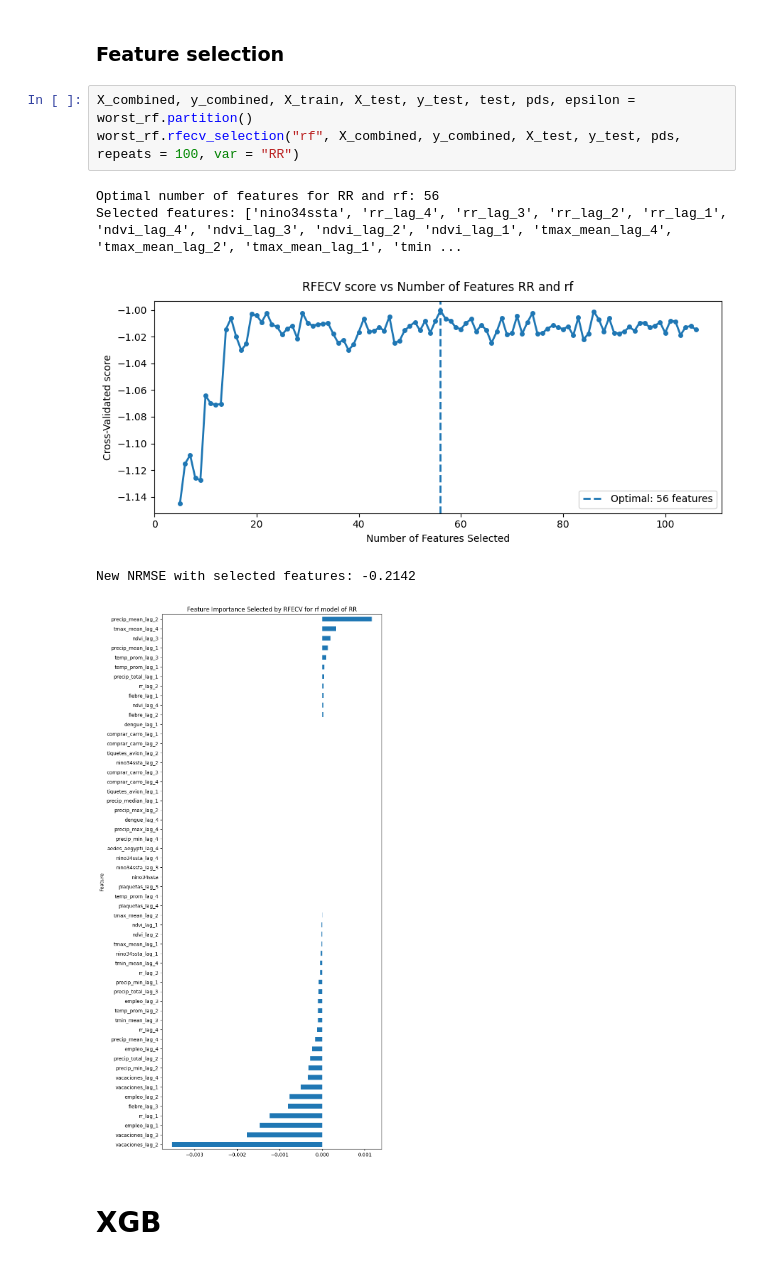
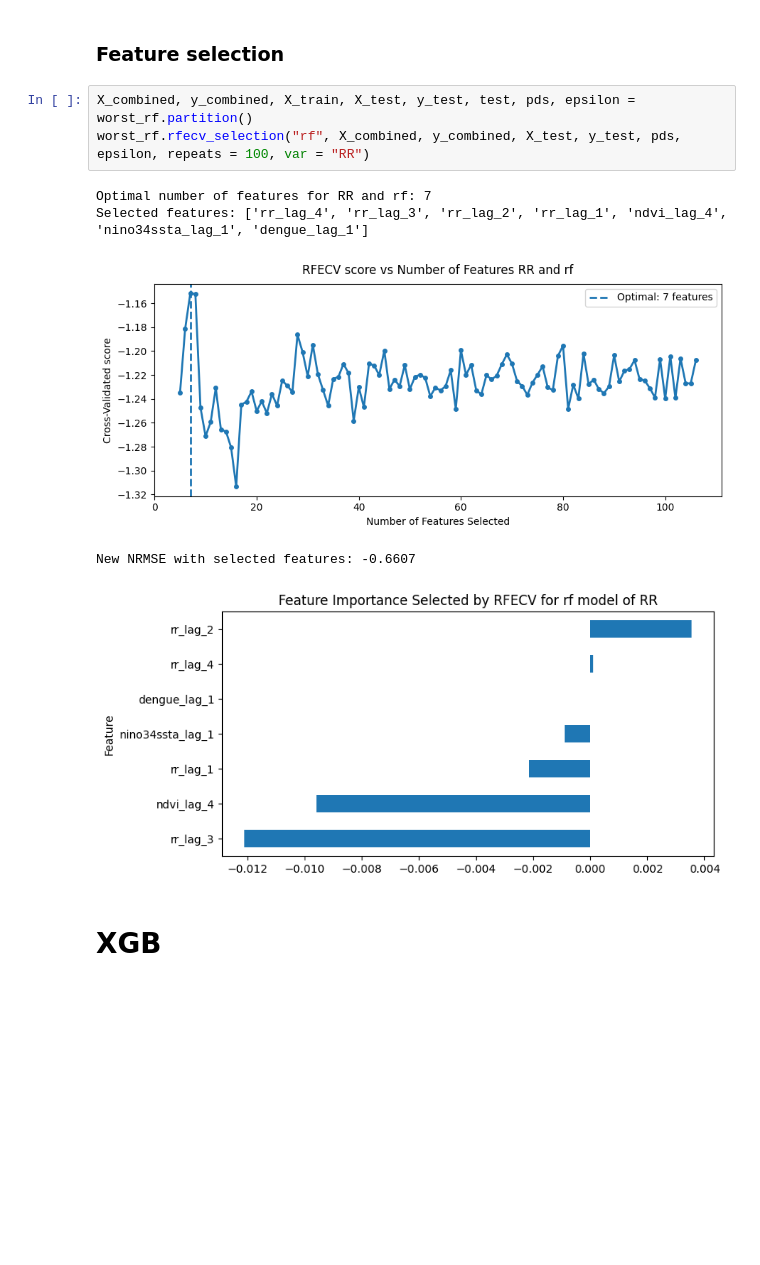
Before and after one commit to artisticlimon/dengue-model, a Jupyter notebook: models/model_scripts/models_for_each_canton.ipynb, the cells around one changed output. Cells and saved outputs as stored; diff of their text form; blank space fills up the shorter version.

Commit message:
new nrmse calculation and results for xgb and rf for all cantons

```diff
--- a/models/model_scripts/models_for_each_canton.ipynb
+++ b/models/model_scripts/models_for_each_canton.ipynb
@@ -335,13 +336,13 @@ worst_rf.var_importance(X_test, y_test, "rf", repeats = 100, var = "RR")
 ### Feature selection
 # %%
 X_combined, y_combined, X_train, X_test, y_test, test, pds, epsilon = worst_rf.partition()
-worst_rf.rfecv_selection("rf", X_combined, y_combined, X_test, y_test, pds, repeats = 100, var = "RR")
+worst_rf.rfecv_selection("rf", X_combined, y_combined, X_test, y_test, pds, epsilon, repeats = 100, var = "RR")
 # %% [output]
-Optimal number of features for RR and rf: 56
-Selected features: ['nino34ssta', 'rr_lag_4', 'rr_lag_3', 'rr_lag_2', 'rr_lag_1', 'ndvi_lag_4', 'ndvi_lag_3', 'ndvi_lag_2', 'ndvi_lag_1', 'tmax_mean_lag_4', 'tmax_mean_lag_2', 'tmax_mean_lag_1', 'tmin ...
+Optimal number of features for RR and rf: 7
+Selected features: ['rr_lag_4', 'rr_lag_3', 'rr_lag_2', 'rr_lag_1', 'ndvi_lag_4', 'nino34ssta_lag_1', 'dengue_lag_1']
-[figure, old version]
+[figure, new version]
-New NRMSE with selected features: -0.2142
+New NRMSE with selected features: -0.6607
-[figure, old version]
+[figure, new version]
 # %% [markdown]
 # XGB
 # %% [markdown]
```
Also changed, not shown: parts of 12 cells of this notebook, 1 other file.
